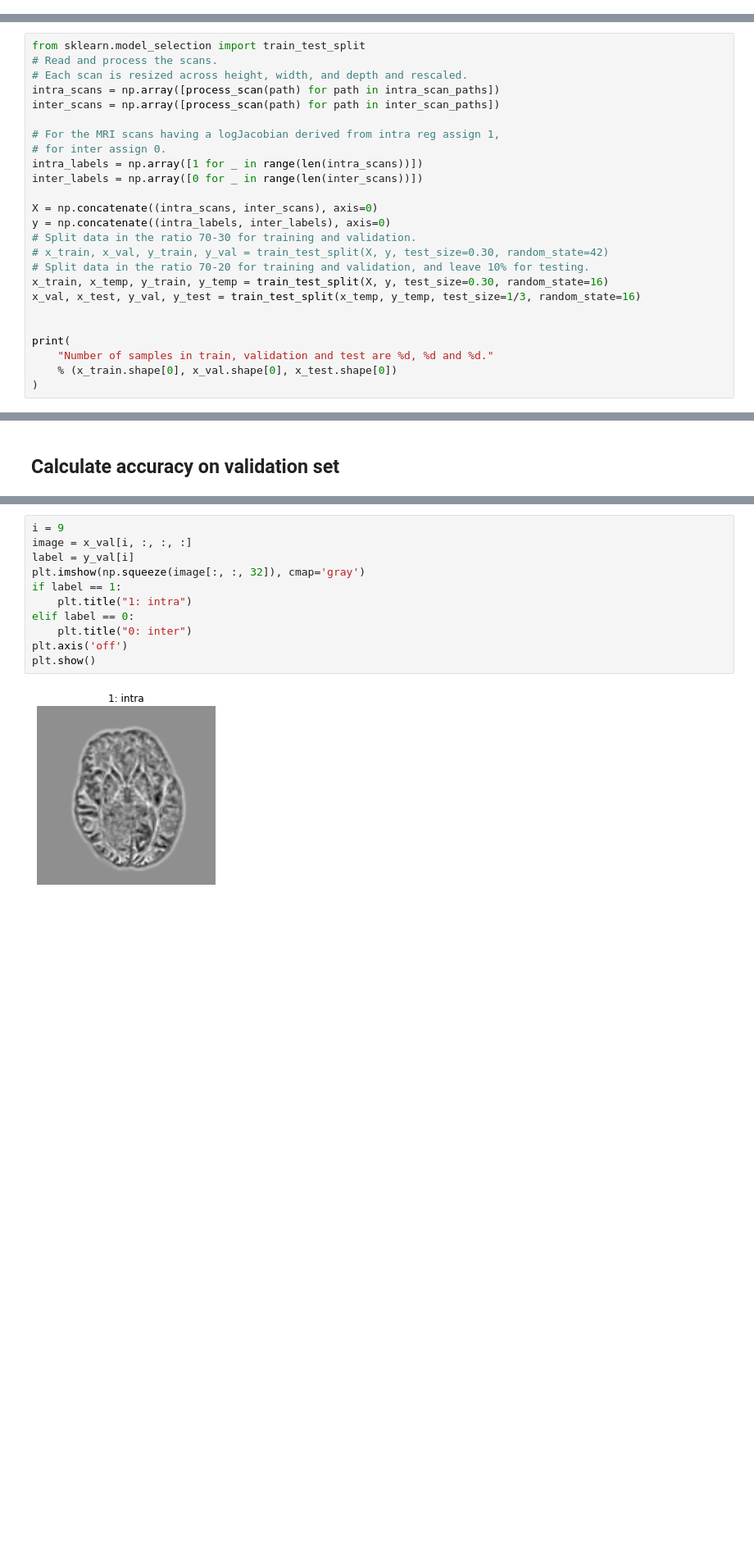
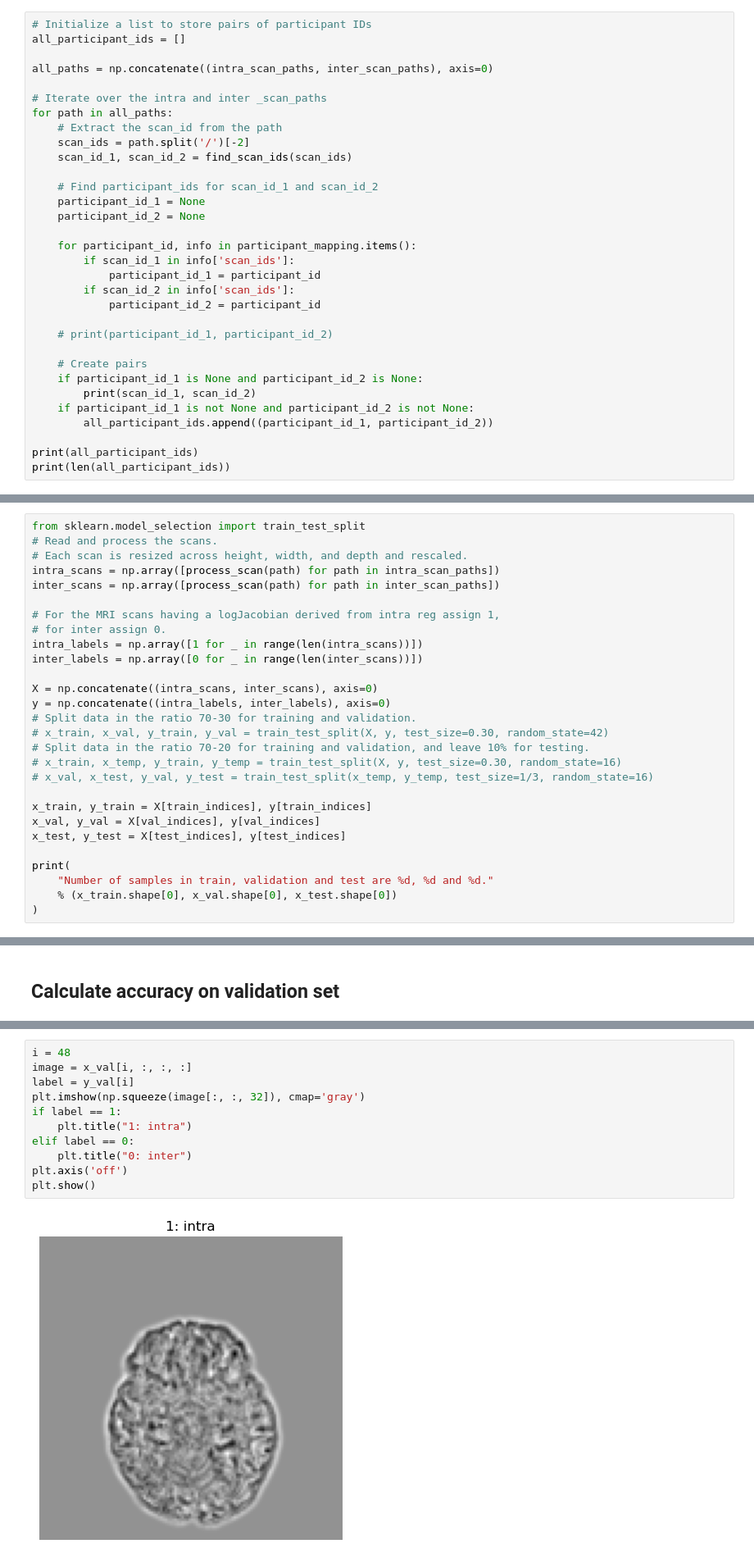
Before and after one commit to Andjelaaaa/3D-image-classification-tutorial, a Jupyter notebook: 3D_image_classification.ipynb, the cells around one changed output, grey strips where cells are left out. Shown at 82% size. Drawn from its saved outputs; the diff is of its cells as text; blank space fills up the shorter version.

Commit message:
6th training accomplished with cutoff indices per subject

```diff
--- a/3D_image_classification.ipynb
+++ b/3D_image_classification.ipynb
@@ -141,0 +221,32 @@ def read_tsv_and_create_dict(file_path):
+# %%
+# Initialize a list to store pairs of participant IDs
+all_participant_ids = []
+
+all_paths = np.concatenate((intra_scan_paths, inter_scan_paths), axis=0)
+
+# Iterate over the intra and inter _scan_paths
+for path in all_paths:
+    # Extract the scan_id from the path
+    scan_ids = path.split('/')[-2]
+    scan_id_1, scan_id_2 = find_scan_ids(scan_ids)
+
+    # Find participant_ids for scan_id_1 and scan_id_2
+    participant_id_1 = None
+    participant_id_2 = None
+
+    for participant_id, info in participant_mapping.items():
+        if scan_id_1 in info['scan_ids']:
+            participant_id_1 = participant_id
+        if scan_id_2 in info['scan_ids']:
+            participant_id_2 = participant_id
+
+    # print(participant_id_1, participant_id_2)
+
+    # Create pairs
+    if participant_id_1 is None and participant_id_2 is None:
+        print(scan_id_1, scan_id_2)
+    if participant_id_1 is not None and participant_id_2 is not None:
+        all_participant_ids.append((participant_id_1, participant_id_2))
+
+print(all_participant_ids)
+print(len(all_participant_ids))
@@ -161,9 +386,12 @@ y = np.concatenate((intra_labels, inter_labels), axis=0)
 # Split data in the ratio 70-30 for training and validation.
 # x_train, x_val, y_train, y_val = train_test_split(X, y, test_size=0.30, random_state=42)
 # Split data in the ratio 70-20 for training and validation, and leave 10% for testing.
-x_train, x_temp, y_train, y_temp = train_test_split(X, y, test_size=0.30, random_state=16)
-x_val, x_test, y_val, y_test = train_test_split(x_temp, y_temp, test_size=1/3, random_state=16)
+# x_train, x_temp, y_train, y_temp = train_test_split(X, y, test_size=0.30, random_state=16)
+# x_val, x_test, y_val, y_test = train_test_split(x_temp, y_temp, test_size=1/3, random_state=16)
 
+x_train, y_train = X[train_indices], y[train_indices]
+x_val, y_val = X[val_indices], y[val_indices]
+x_test, y_test = X[test_indices], y[test_indices]
 
 print(
     "Number of samples in train, validation and test are %d, %d and %d."
@@ -538,16 +810,16 @@ Accuracy on validation set: 98.25% (168/171 samples were correct).
 # %%
-i = 9
+i = 48
 image = x_val[i, :, :, :]
 label = y_val[i]
 plt.imshow(np.squeeze(image[:, :, 32]), cmap='gray')
 if label == 1:
     plt.title("1: intra")
 elif label == 0:
     plt.title("0: inter")
 plt.axis('off')
 plt.show()
 # %% [output]
-[figure, old version]
+[figure, new version]
 # %% [markdown]
 ## Calculate accuracy on test set
 # %%
```
Also changed, not shown: parts of 16 cells of this notebook.
